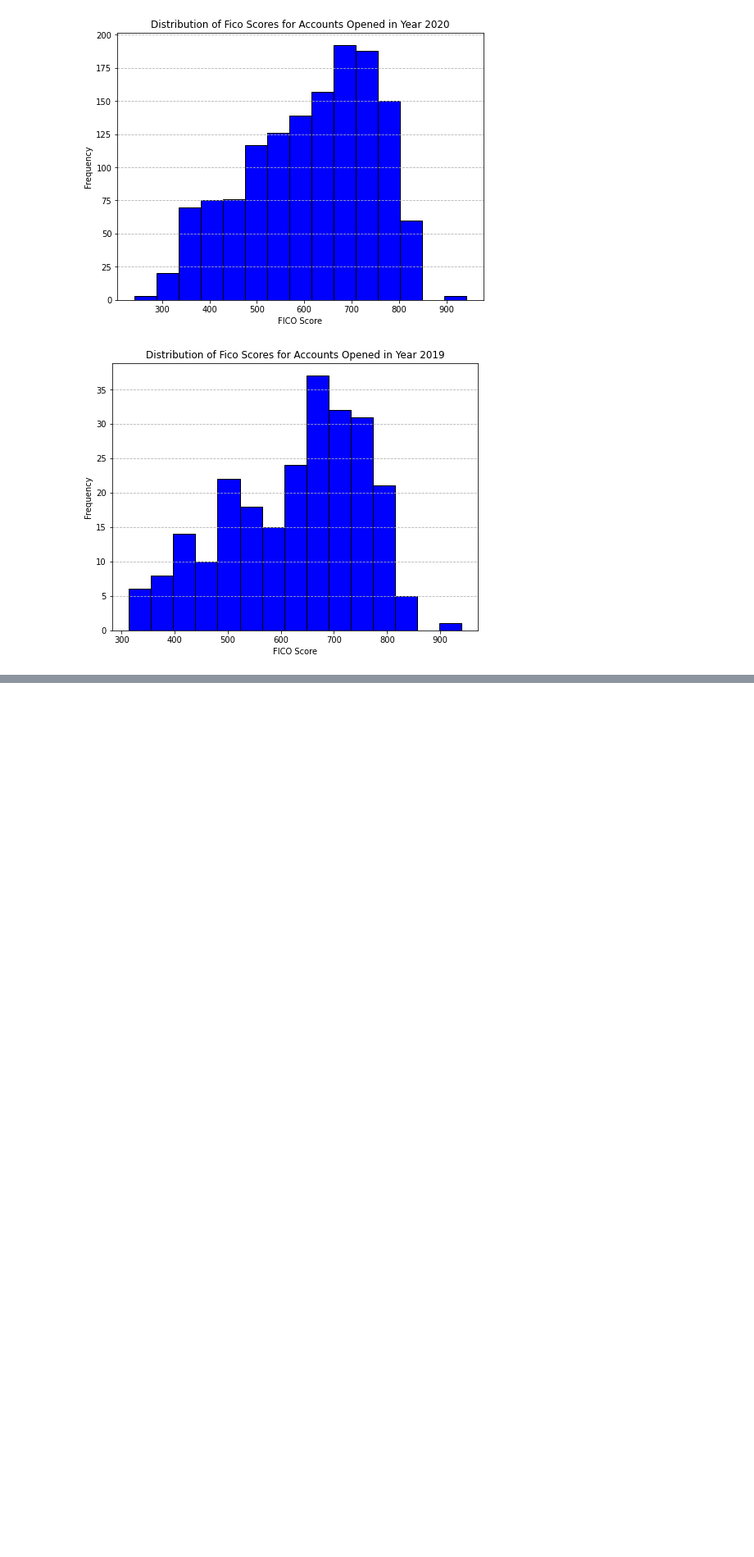
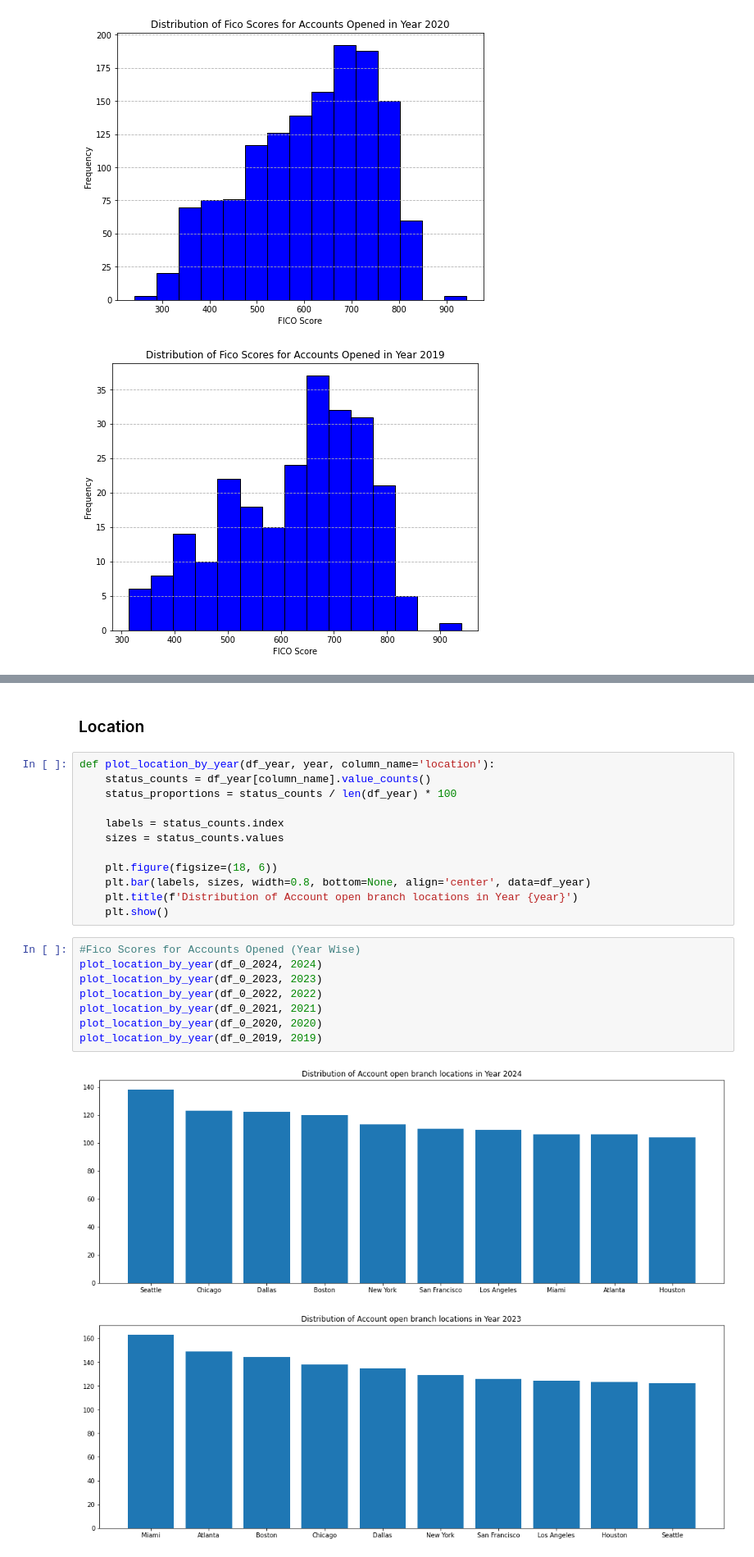
Before and after one commit to susara-ouchi/credit-score-case-study, a Jupyter notebook: credit_score_study_susara.ipynb, the cells around one changed output, grey strips where cells are left out. Shown: that part at 82% size. Drawn from its saved outputs; the diff is of its cells as text; blank space fills up the shorter version.

```diff
--- a/credit_score_study_susara.ipynb
+++ b/credit_score_study_susara.ipynb
@@ -171,0 +246,25 @@ plot_fico_score_by_year(df_0_2019, 2019)
+# %% [markdown]
+### Location
+# %%
+def plot_location_by_year(df_year, year, column_name='location'):
+    status_counts = df_year[column_name].value_counts()
+    status_proportions = status_counts / len(df_year) * 100
+
+    labels = status_counts.index
+    sizes = status_counts.values
+
+    plt.figure(figsize=(18, 6))
+    plt.bar(labels, sizes, width=0.8, bottom=None, align='center', data=df_year)
+    plt.title(f'Distribution of Account open branch locations in Year {year}')
+    plt.show()
+# %%
+#Fico Scores for Accounts Opened (Year Wise)
+plot_location_by_year(df_0_2024, 2024)
+plot_location_by_year(df_0_2023, 2023)
+plot_location_by_year(df_0_2022, 2022)
+plot_location_by_year(df_0_2021, 2021)
+plot_location_by_year(df_0_2020, 2020)
+plot_location_by_year(df_0_2019, 2019)
+# %% [output]
+[figure, added]
+[figure, added]
```
Also changed, not shown: parts of 8 cells of this notebook.
